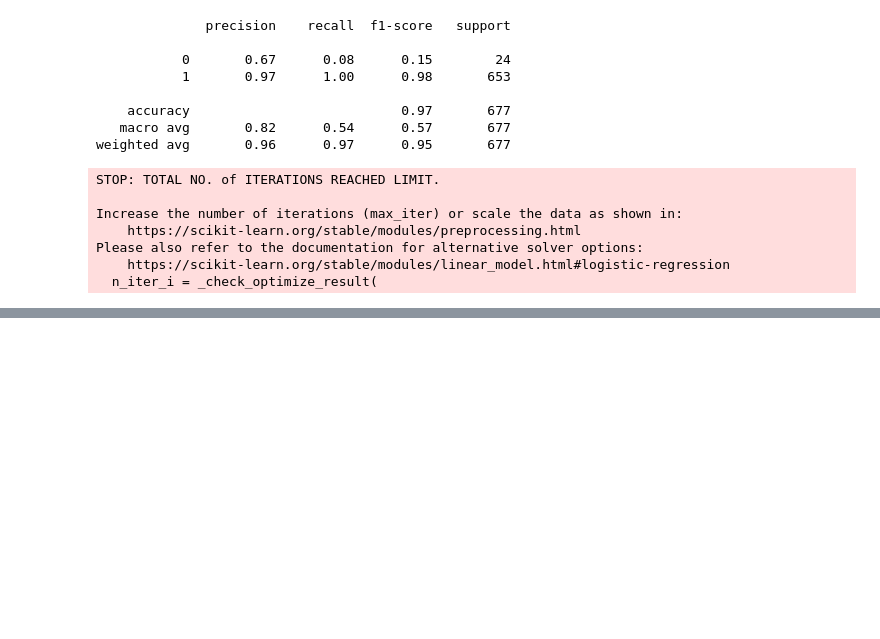
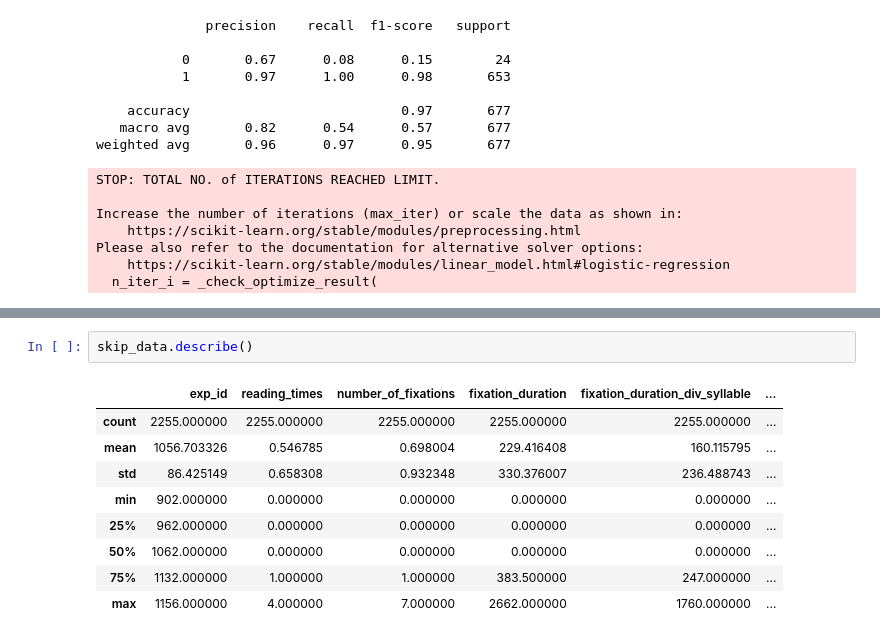
Before and after one commit to WhiteBlacken/eye_algorithm, a Jupyter notebook: data/data_analysis.ipynb, the cells around one changed output, grey strips where cells are left out. Saved outputs shown, nothing was run; the diff lists cells and outputs as text; blank space fills up the shorter version.

```diff
--- a/data/data_analysis.ipynb
+++ b/data/data_analysis.ipynb
@@ -256,3 +257,15 @@ recall_data
 | 2223 | 1156 | 3 | 4 | 1691 | 845.50 | ... |
 | 2252 | 1156 | 0 | 0 | 0 | 0.00 | ... |
 63 rows × 12 columns
+# %%
+skip_data.describe()
+# %% [output]
+|  | exp_id | reading_times | number_of_fixations | fixation_duration | fixation_duration_div_syllable | ... |
+| count | 2255.000000 | 2255.000000 | 2255.000000 | 2255.000000 | 2255.000000 | ... |
+| mean | 1056.703326 | 0.546785 | 0.698004 | 229.416408 | 160.115795 | ... |
+| std | 86.425149 | 0.658308 | 0.932348 | 330.376007 | 236.488743 | ... |
+| min | 902.000000 | 0.000000 | 0.000000 | 0.000000 | 0.000000 | ... |
+| 25% | 962.000000 | 0.000000 | 0.000000 | 0.000000 | 0.000000 | ... |
+| 50% | 1062.000000 | 0.000000 | 0.000000 | 0.000000 | 0.000000 | ... |
+| 75% | 1132.000000 | 1.000000 | 1.000000 | 383.500000 | 247.000000 | ... |
+| max | 1156.000000 | 4.000000 | 7.000000 | 2662.000000 | 1760.000000 | ... |
```
Also changed, not shown: parts of 6 cells of this notebook, 1 other file.
